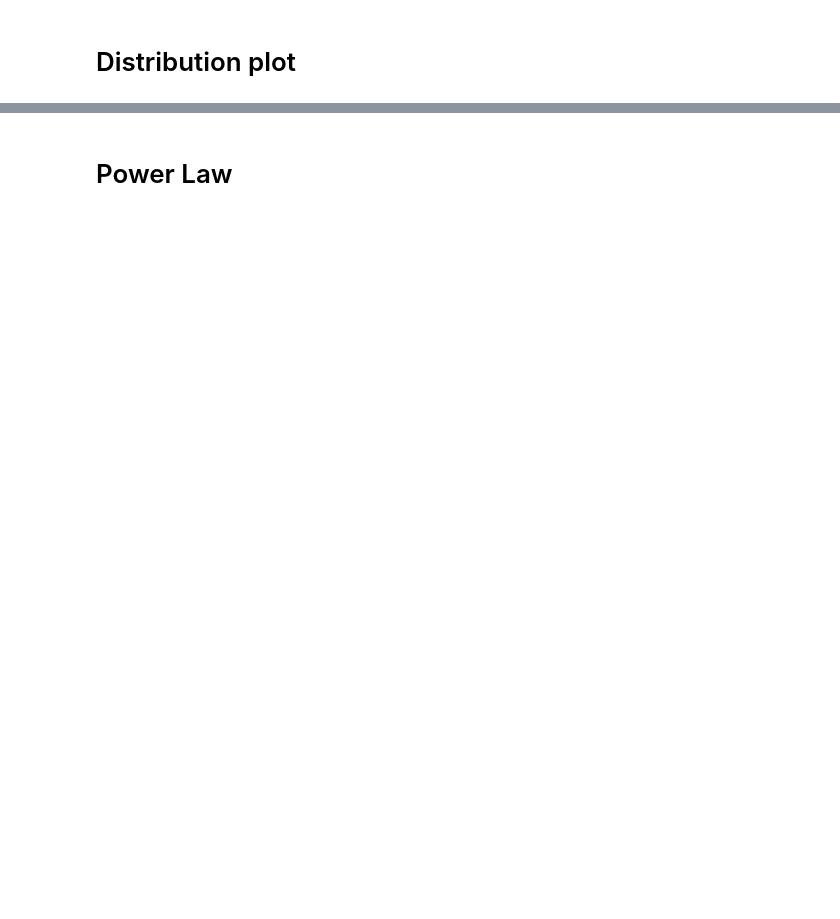
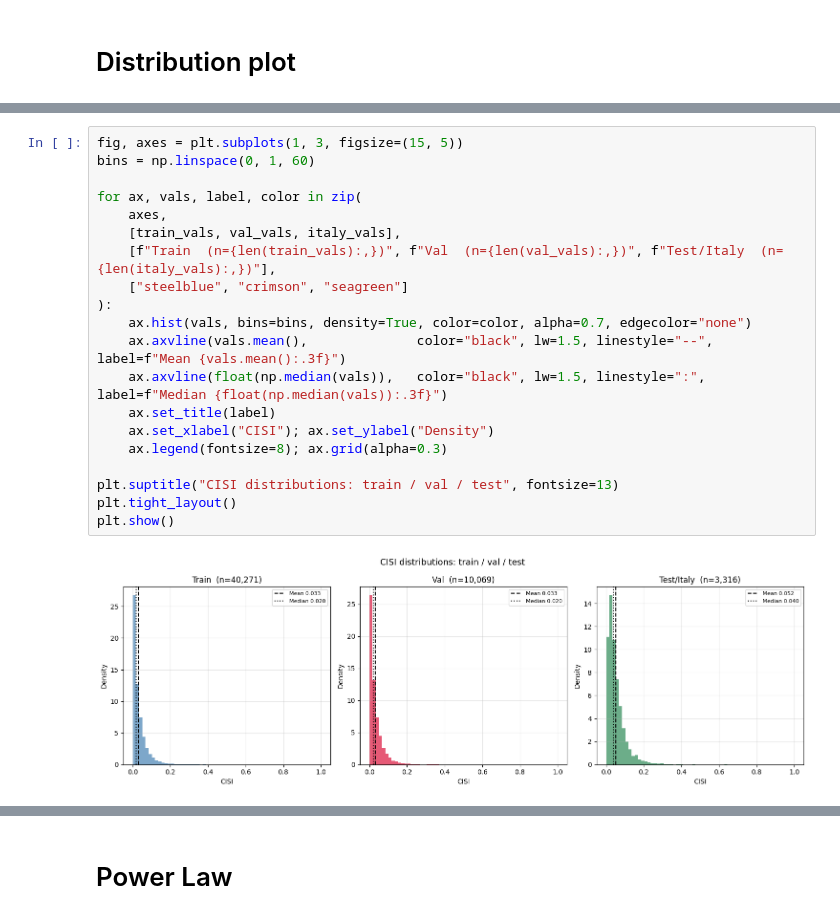
Before and after one commit to Messanella/Thesis_code, a Jupyter notebook: CISI_analysis.ipynb, the cells around one changed output, grey strips where cells are left out. Drawn from its saved outputs; the diff is of its cells as text; blank space fills up the shorter version.

Commit message:
Final
Redoing runs with final adaptations in final_model
cisi_analysis for more in-depth stats on cisi distribution

```diff
--- a/CISI_analysis.ipynb
+++ b/CISI_analysis.ipynb
@@ -128,0 +93,22 @@ TOP 20 HIGHEST CISI SCORES
+# %%
+fig, axes = plt.subplots(1, 3, figsize=(15, 5))
+bins = np.linspace(0, 1, 60)
+
+for ax, vals, label, color in zip(
+    axes,
+    [train_vals, val_vals, italy_vals],
+    [f"Train  (n={len(train_vals):,})", f"Val  (n={len(val_vals):,})", f"Test/Italy  (n={len(italy_vals):,})"],
+    ["steelblue", "crimson", "seagreen"]
+):
+    ax.hist(vals, bins=bins, density=True, color=color, alpha=0.7, edgecolor="none")
+    ax.axvline(vals.mean(),              color="black", lw=1.5, linestyle="--", label=f"Mean {vals.mean():.3f}")
+    ax.axvline(float(np.median(vals)),   color="black", lw=1.5, linestyle=":",  label=f"Median {float(np.median(vals)):.3f}")
+    ax.set_title(label)
+    ax.set_xlabel("CISI"); ax.set_ylabel("Density")
+    ax.legend(fontsize=8); ax.grid(alpha=0.3)
+
+plt.suptitle("CISI distributions: train / val / test", fontsize=13)
+plt.tight_layout()
+plt.show()
+# %% [output]
+[figure, added]
```
Also changed, not shown: parts of 8 cells of this notebook, 2 other files.
